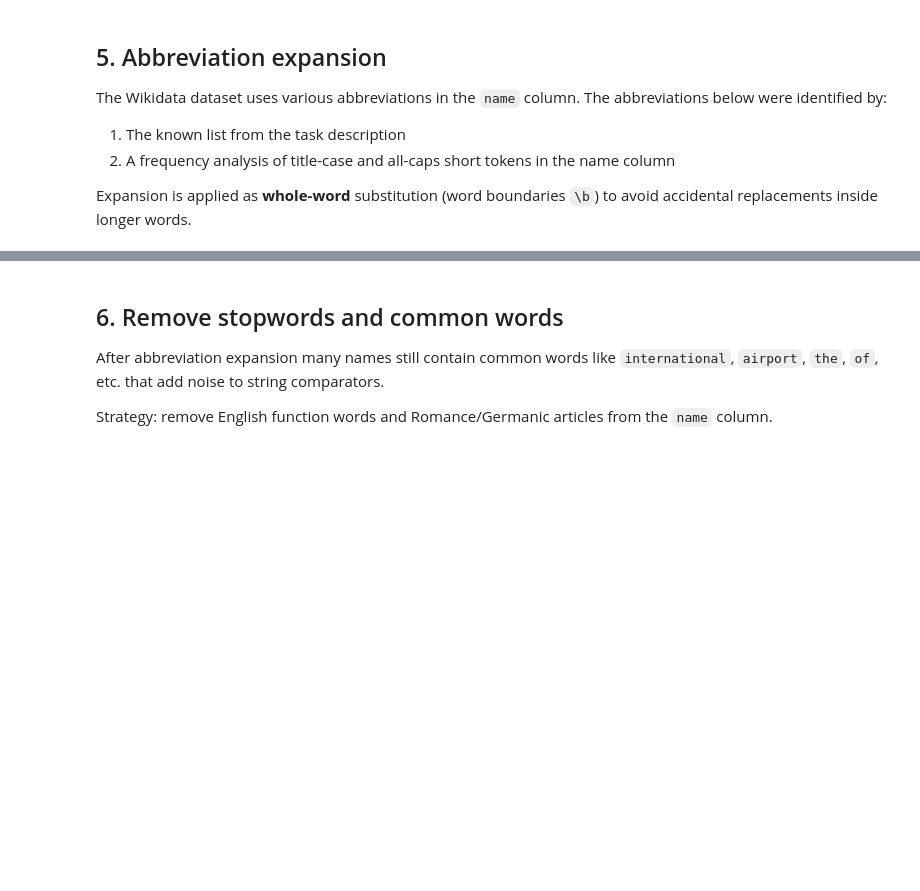
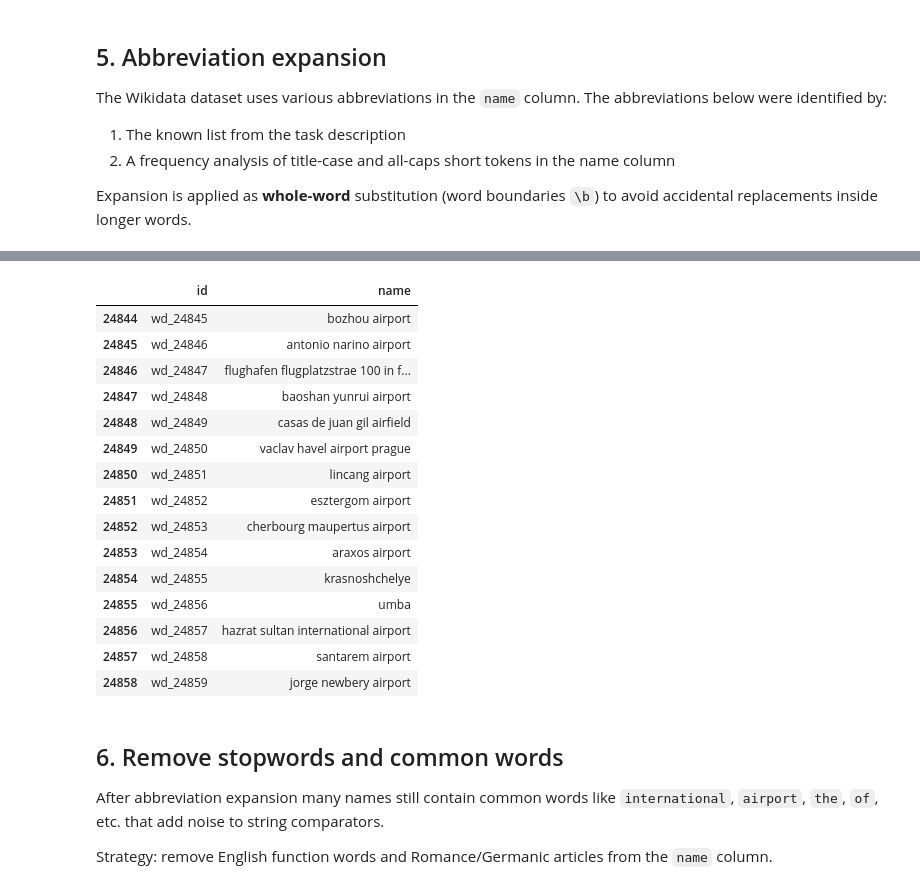
Before and after one commit to Wh4130/Web-Data-Integration-Project, a Jupyter notebook: notebooks/Wikidata/wikidata_normalization.ipynb, the cells around one changed output, grey strips where cells are left out. Drawn from its saved outputs; the diff is of its cells as text; code cells hidden in the pictures; blank space fills up the shorter version.

```diff
--- a/notebooks/Wikidata/wikidata_normalization.ipynb
+++ b/notebooks/Wikidata/wikidata_normalization.ipynb
@@ -45,3 +324,79 @@ The Wikidata dataset uses various abbreviations in the `name` column. The abbrev
 2. A frequency analysis of title-case and all-caps short tokens in the name column
 
 Expansion is applied as **whole-word** substitution (word boundaries `\b`) to avoid accidental replacements inside longer words.
+# %%
+# Abbreviation map (lowercase key -> expanded form, also lowercase)
+# Order matters for overlapping patterns – more specific first
+ABBREVIATION_MAP = [
+    # Directly from task description
+    (r"\bintl\b",  "international"),
+    (r"\brgnl\b",  "regional"),
+    (r"\bmuni\b",  "municipal"),
+    (r"\bafb\b",   "air force base"),
+    (r"\bfld\b",   "field"),
+    # st: keep as 'saint' in airport context ("St. Louis" -> saint louis)
+    # street is much less common in airport names than saint
+    (r"\bst\.?\b", "saint"),
+    # Additional abbreviations found via frequency analysis
+    (r"\baaf\b",   "army air field"),
+    (r"\bnas\b",   "naval air station"),
+    (r"\bab\b",    "air base"),
+    (r"\bstn\b",   "station"),
+    # * In wikidata, co does not only refer to 'country'. For example,
+    # * cutral co airport → cutral county airport: 'Có' in Cutral Có refers to a city in Argentina, not 'county'. So we do not include this rule to Wikidata.
+    # (r"\bco\.?\b", "county"),
+    (r"\bmem\b",   "memorial"),
+    (r"\blrrs\b",  "long range radar site"),
+    (r"\bhwy\b",   "highway"),
+    (r"\bmt\.?\b", "mount"),
+    (r"\bft\.?\b", "fort"),
+    (r"\bpt\.?\b", "point"),
+    (r"\bjct\.?\b","junction"),
+    (r"\bblvd\.?\b","boulevard"),
+]
+
+# Compile patterns once
+COMPILED_ABBREVS = [
+    (re.compile(pattern, re.IGNORECASE), expansion)
+    for pattern, expansion in ABBREVIATION_MAP
+]
+
+def expand_abbreviations(text):
+    if not isinstance(text, str):
+        return text
+    for pattern, expansion in COMPILED_ABBREVS:
+        text = pattern.sub(expansion, text)
+    return text
+
+
+# Show real Wikidata names matched by each abbreviation pattern
+names_before = df["name"].dropna().astype(str)
+
+print("Abbreviations appearing in Wikidata:")
+hits_ls = []
+for pattern, expansion in COMPILED_ABBREVS:
+    hits = names_before[names_before.str.contains(pattern, regex=True)]
+    if hits.empty:
+        continue
+    hits_ls.append((pattern, hits))
+hits_ls.sort(key=lambda x: len(x[1]), reverse=True)
+
+print(f"{'pattern':<14}{'hits':<8}example")
+for pattern, hits in hits_ls:
+    original = hits.iloc[0]
+    print(f"{pattern.pattern:<14}{len(hits):<8}{original} -> {expand_abbreviations(original)}")
+
+
+
+
+# Apply expand_abbreviations to all names
+# Only apply to 'name' column (abbreviations appear there, not in country/city)
+df["name"] = df["name"].apply(expand_abbreviations)
+
+# Strip spaces again after expansion (expansions may create multiple spaces)
+df["name"] = df["name"].apply(strip_spaces)
+
+
+print("\nSample after step 5:")
+df[["id", "name"]].tail(15)
+# %% [output]
@@ -48,3 +416,19 @@ Expansion is applied as **whole-word** substitution (word boundaries `\b`) to av
+|  | id | name |
+| 24844 | wd_24845 | bozhou airport |
+| 24845 | wd_24846 | antonio narino airport |
+| 24846 | wd_24847 | flughafen flugplatzstrae 100 in f... |
+| 24847 | wd_24848 | baoshan yunrui airport |
+| 24848 | wd_24849 | casas de juan gil airfield |
+| 24849 | wd_24850 | vaclav havel airport prague |
+| 24850 | wd_24851 | lincang airport |
+| 24851 | wd_24852 | esztergom airport |
+| 24852 | wd_24853 | cherbourg maupertus airport |
+| 24853 | wd_24854 | araxos airport |
+| 24854 | wd_24855 | krasnoshchelye |
+| 24855 | wd_24856 | umba |
+| 24856 | wd_24857 | hazrat sultan international airport |
+| 24857 | wd_24858 | santarem airport |
+| 24858 | wd_24859 | jorge newbery airport |
 # %% [markdown]
 ## 6. Remove stopwords and common words
 
```
Also changed, not shown: parts of 26 cells of this notebook, 3 other files.
